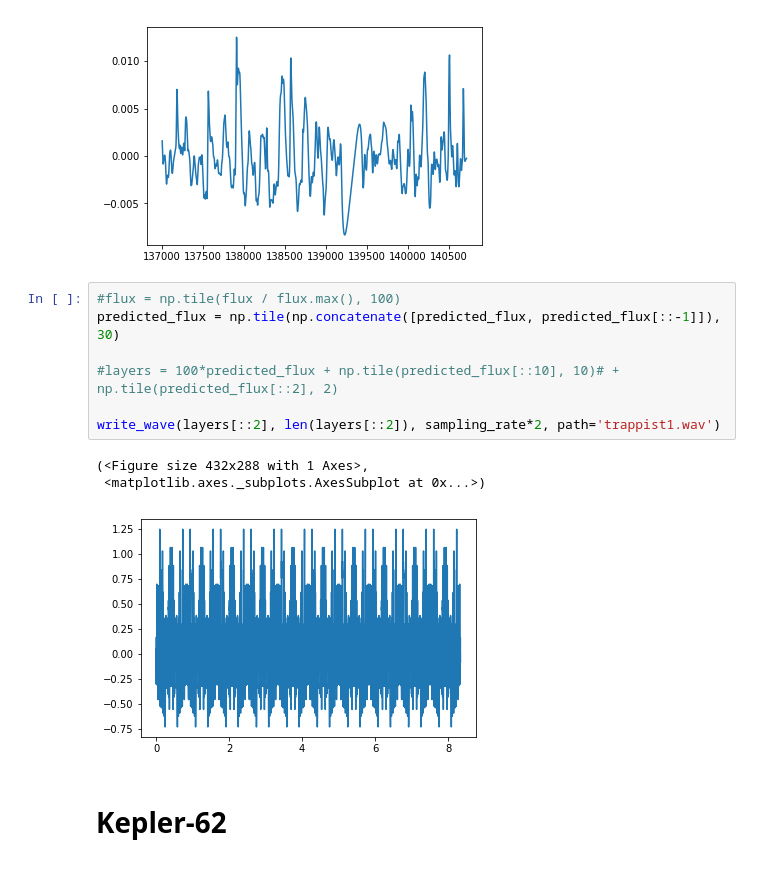
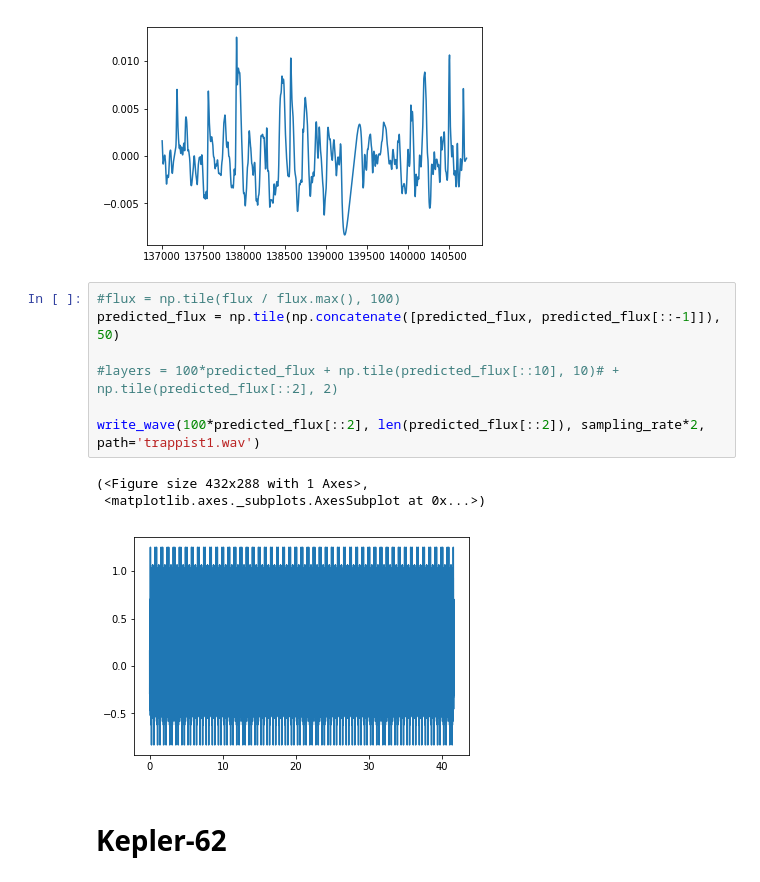
Before and after one commit to bmorris3/starsongs, a Jupyter notebook: sonify.ipynb, the cells around one changed output. Drawn from its saved outputs; the diff is of its cells as text.

```diff
--- a/sonify.ipynb
+++ b/sonify.ipynb
@@ -125,15 +125,15 @@ plt.plot(x, predicted_flux)
 [figure]
 # %%
 #flux = np.tile(flux / flux.max(), 100)
-predicted_flux = np.tile(np.concatenate([predicted_flux, predicted_flux[::-1]]), 30)
+predicted_flux = np.tile(np.concatenate([predicted_flux, predicted_flux[::-1]]), 50)
 
 #layers = 100*predicted_flux + np.tile(predicted_flux[::10], 10)# + np.tile(predicted_flux[::2], 2)
 
-write_wave(layers[::2], len(layers[::2]), sampling_rate*2, path='trappist1.wav')
+write_wave(100*predicted_flux[::2], len(predicted_flux[::2]), sampling_rate*2, path='trappist1.wav')
 # %% [output]
 (<Figure size 432x288 with 1 Axes>,
  <matplotlib.axes._subplots.AxesSubplot at 0x...>)
-[figure, old version]
+[figure, new version]
 # %% [markdown]
 # Kepler-62
 # %%
```
Also changed, not shown: parts of 4 cells of this notebook.
